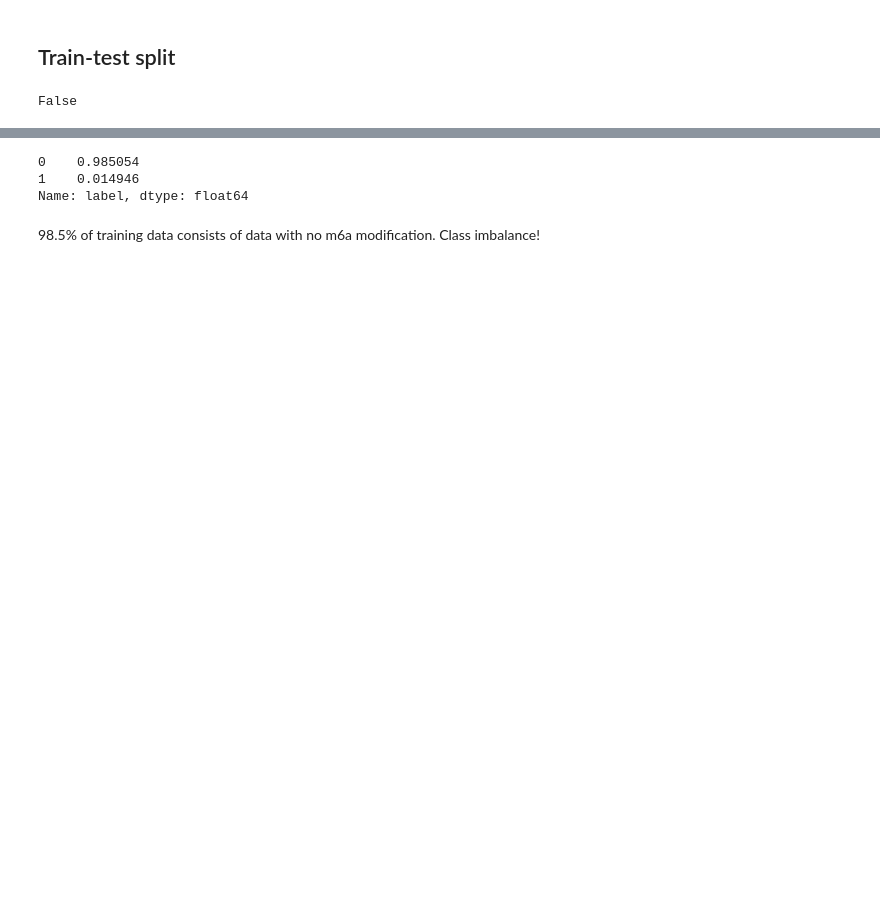
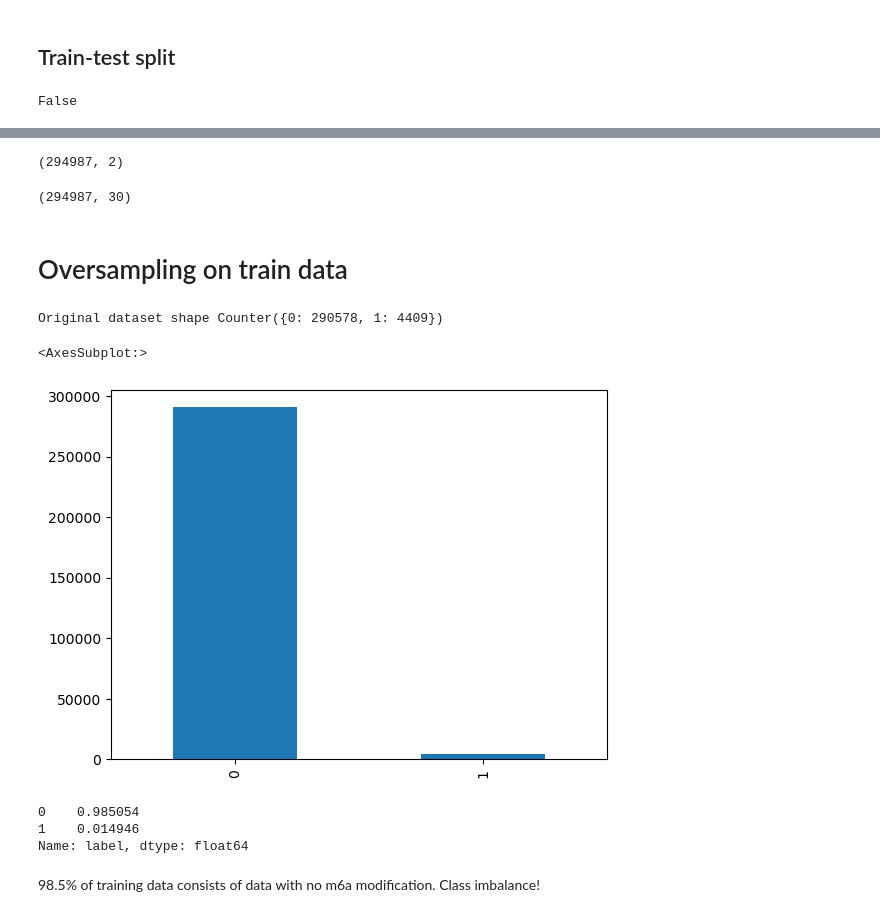
Before and after one commit to gohjophine/dsa4262-gnomes, a Jupyter notebook: src/data_preprocessing.ipynb, the cells around one changed output, grey strips where cells are left out. Cells and saved outputs as stored; diff of their text form; code cells hidden in the pictures; blank space fills up the shorter version.

```diff
--- a/src/data_preprocessing.ipynb
+++ b/src/data_preprocessing.ipynb
@@ -135,0 +134,8 @@ Name: label, dtype: int64
+# %%
+X_train_ids.shape
+# %% [output]
+(294987, 2)
+# %%
+X_train_clean.shape
+# %% [output]
+(294987, 30)
@@ -136,3 +145,14 @@ Name: label, dtype: int64
+# %% [markdown]
+# Oversampling on train data
+# %%
+print('Original dataset shape %s' % Counter(y_train))
+# %% [output]
+Original dataset shape Counter({0: 290578, 1: 4409})
+# %%
+y_train.value_counts().plot(kind="bar")
+# %% [output]
+<AxesSubplot:>
+[figure, added]
 # %%
 y_train.value_counts()/len(y_train)
 # %% [output]
```
Also changed, not shown: parts of 34 cells of this notebook.
